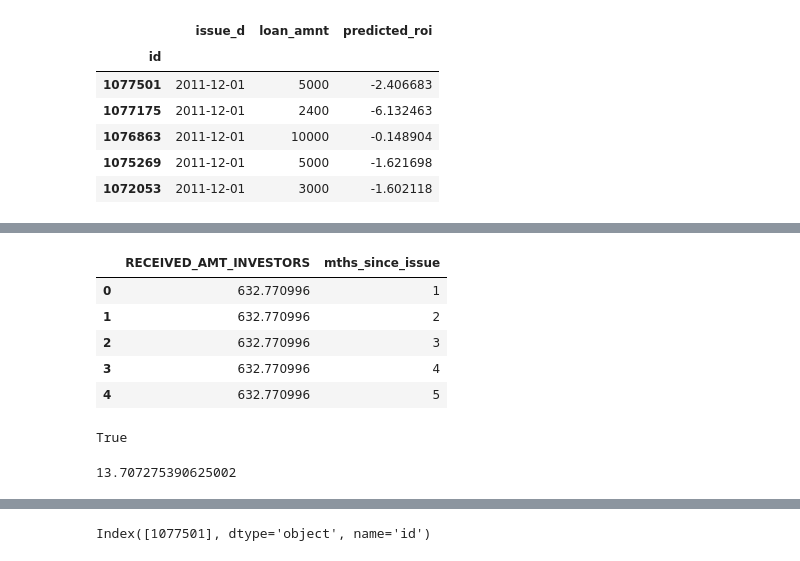
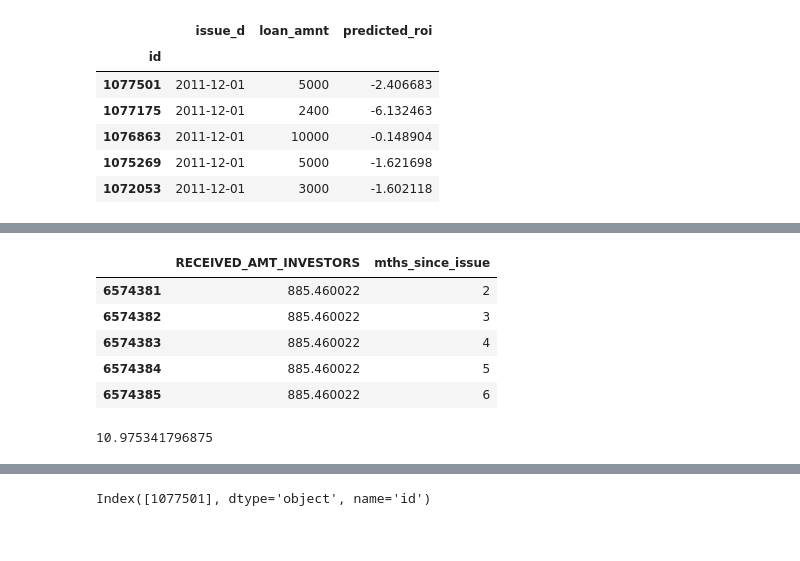
Before and after one commit to Booleans/consumer-loan-investment-strategy-simulator, a Jupyter notebook: portfolio-simulation.ipynb, the cells around one changed output, grey strips where cells are left out. Cells and saved outputs as stored; diff of their text form; code cells hidden in the pictures.

```diff
--- a/portfolio-simulation.ipynb
+++ b/portfolio-simulation.ipynb
@@ -109,18 +112,14 @@ payments.head(5)
 # %%
-one_loan = get_one_loan_payment_data(payments, 54734)
+one_loan = get_one_loan_payment_data(payments, 10149342)
 one_loan.head()
 # %% [output]
 |  | RECEIVED_AMT_INVESTORS | mths_since_issue |
-| 0 | 632.770996 | 1 |
-| 1 | 632.770996 | 2 |
-| 2 | 632.770996 | 3 |
-| 3 | 632.770996 | 4 |
-| 4 | 632.770996 | 5 |
+| 6574381 | 885.460022 | 2 |
+| 6574382 | 885.460022 | 3 |
+| 6574383 | 885.460022 | 4 |
+| 6574384 | 885.460022 | 5 |
+| 6574385 | 885.460022 | 6 |
-# %%
-pd.DataFrame().empty
-# %% [output]
-True
 # %%
-get_roi_for_loan_id(1076863)
+get_roi_for_loan_id(10149342)
 # %% [output]
-13.707275390625002
+10.975341796875
```
Also changed, not shown: parts of 13 cells of this notebook, 2 other files.
